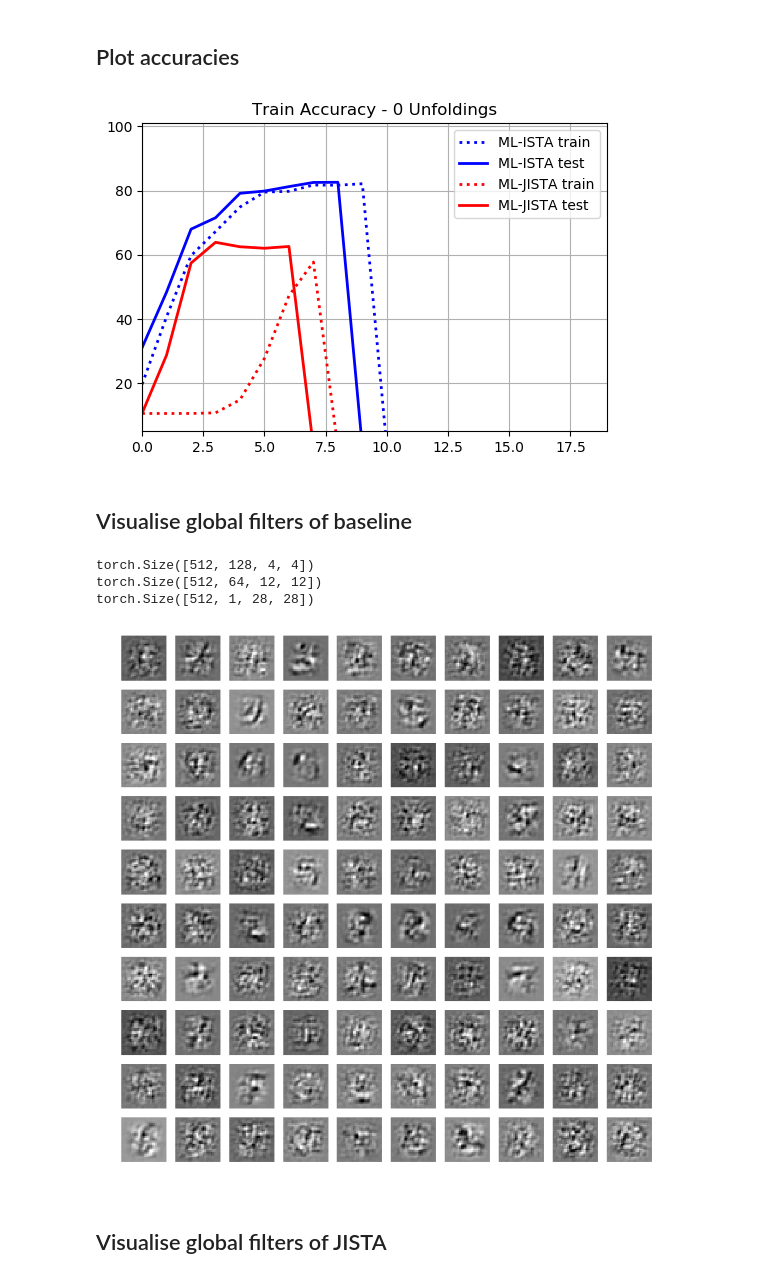
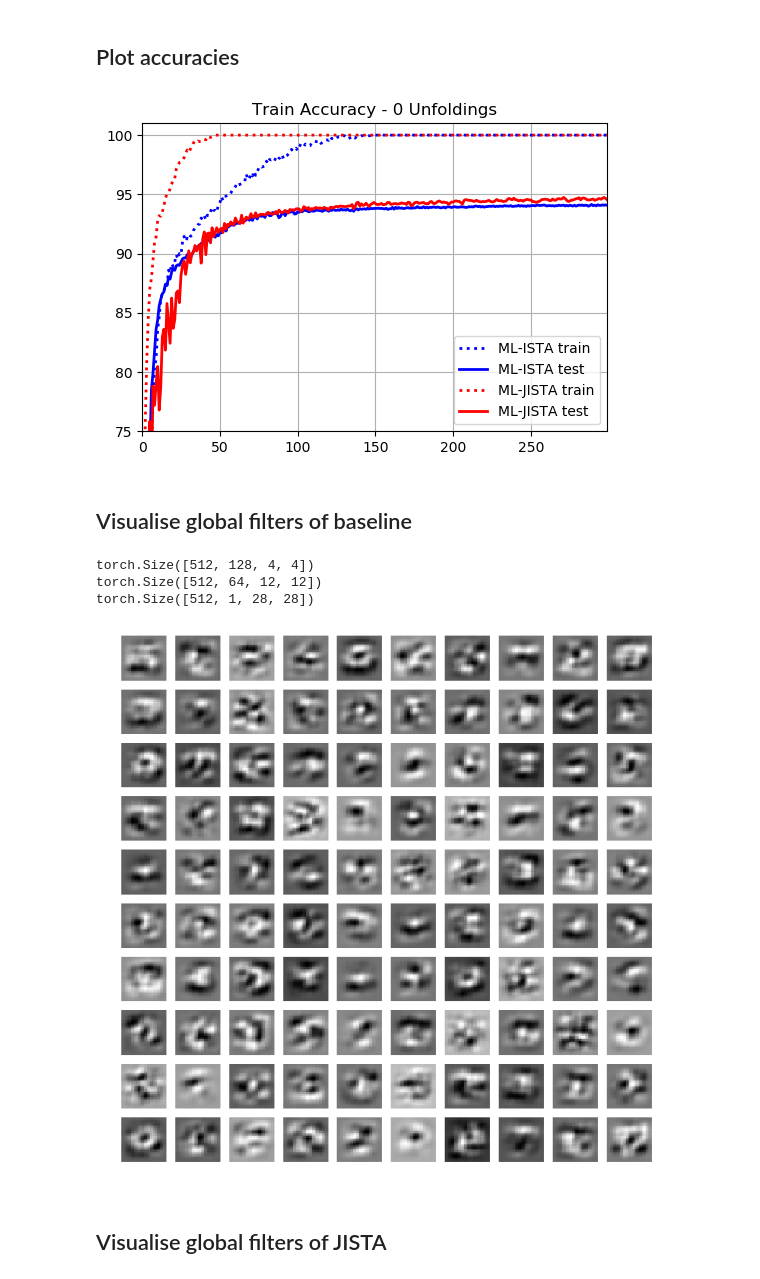
Before and after one commit to mm5110/sparse-structures-for-classification, a Jupyter notebook: dev/ML_ISTA/Run_Models_MNIST_J.ipynb, the cells around one changed output. Cells and saved outputs as stored; diff of their text form; code cells hidden in the pictures.

```diff
--- a/dev/ML_ISTA/Run_Models_MNIST_J.ipynb
+++ b/dev/ML_ISTA/Run_Models_MNIST_J.ipynb
@@ -66,7 +66,7 @@ Acc_train_0 = np.zeros((EPOCH,))
 
 print('\n\t\t\t\t\tTraining Baseline\n')
 
-T = 1
+T = 0
 RHO = 0
 
 model_0 = mds.ML_ISTA_NET(m1,m2,m3)
@@ -148,23 +128,3 @@ W3.data = 0.01 * W3.data
-# %%
-b_x = Variable(x)   # batch x, shape (batch, 28*28)
-b_y = Variable(y)               # batch label
-if cudaopt:
-    b_y, b_x = b_y.cuda(), b_x.cuda()
-
-
-gamma1 = F.relu(F.conv2d(x,W1, stride = strd1) + b1)       # first estimation
-gamma2 = F.relu(F.conv2d(gamma1,W2, stride = strd2) + b2)
-# gamma_3 = F.relu(F.conv2d(gamma2,W3, stride = strd3) + b3)
-X = F.conv2d(gamma2,W3, stride = strd3)
-gamma3 = torch.zeros(X.shape)
-for i in range(10):
-    if torch.sum(b_y==i)>0:
-        X_i = X[b_y==i,:,:,:]
-        x_i = torch.sqrt(torch.sum(X_i**2,dim=0)) # computing norm of rows
-        a_i = F.relu(x_i + b3)
-        X_i = X_i/x_i
-        X_i = X_i * a_i
-        gamma3[b_y==i,:,:,:] = X_i
 # %%
 importlib.reload(mds)
 
@@ -240,19 +195,19 @@ KeyboardInterrupt:
 # %%
 plt.style.use('default')
 fig = plt.figure(figsize=(6,4))
 plt.plot(Acc_train_0, ':b', linewidth = 2,label='ML-ISTA train')
 plt.plot(Acc_test_0,'b',linewidth = 2,label='ML-ISTA test')
 # plt.plot(Acc_test_ista_r, linewidth = 2,label = 'ML-ISTA')
 plt.plot(Acc_train_jista_r,':r', linewidth = 2,label = 'ML-JISTA train')
 plt.plot(Acc_test_jista_r,'r', linewidth = 2,label = 'ML-JISTA test')
 # plt.plot(Acc_test_fista_r, linewidth = 2,label = 'ML-FISTA')
 plt.grid('on')
 plt.title('Train Accuracy - 0 Unfoldings')
 plt.legend()
-plt.axis([0, EPOCH-1, 5, 101])
+plt.axis([0, EPOCH-1, 75, 101])
 plt.show()
 # %% [output]
-[figure, old version]
+[figure, new version]
 # %% [markdown]
 ## Visualise global filters of baseline
 # %%
@@ -286,7 +241,7 @@ plt.show()
 torch.Size([512, 128, 4, 4])
 torch.Size([512, 64, 12, 12])
 torch.Size([512, 1, 28, 28])
-[figure, old version]
+[figure, new version]
 # %% [markdown]
 ## Visualise global filters of JISTA
 # %%
```
Also changed, not shown: parts of 5 cells of this notebook, 1 other file.
